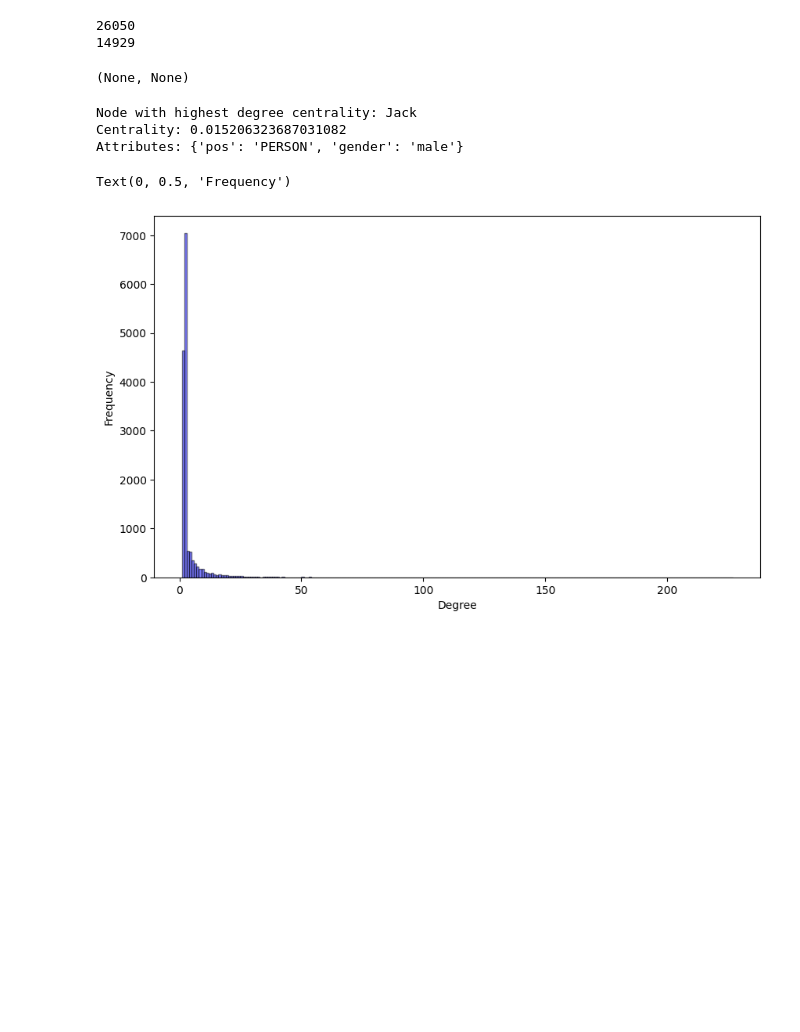
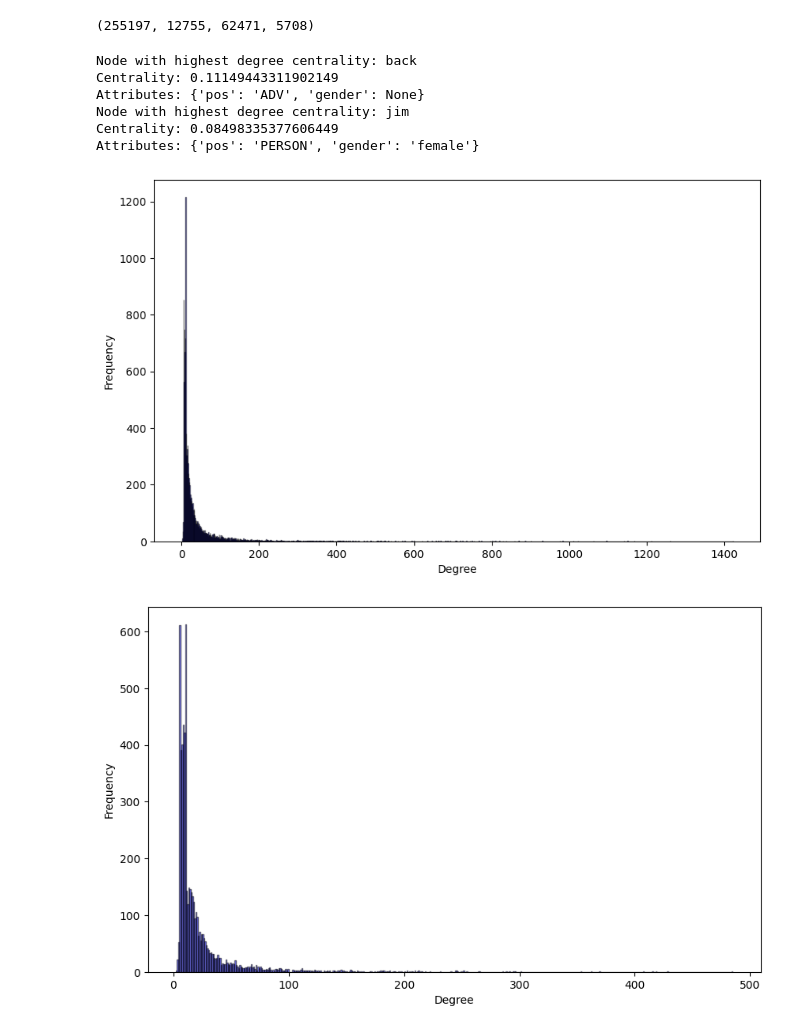
Before and after one commit to GermanButtiero/social_graph_assignment1, a Jupyter notebook: project/create_graph.ipynb, the cells around one changed output. Saved outputs shown, nothing was run; the diff lists cells and outputs as text; code cells hidden in the pictures; blank space fills up the shorter version.

Commit message:
graph w female, male, and mixed

```diff
--- a/project/create_graph.ipynb
+++ b/project/create_graph.ipynb
@@ -26,37 +42,44 @@ for node in G.nodes():
 # %%
-print(G.number_of_edges()), print(G.number_of_nodes())
+G_male.number_of_edges(),G_male.number_of_nodes(), G_female.number_of_edges(),G_female.number_of_nodes(),
 # %% [output]
-26050
-14929
+(255197, 12755, 62471, 5708)
-(None, None)
 # %%
-degree_centrality = nx.degree_centrality(G)
+def get_max_degree_centrality_node(graph):
+    degree_centrality = nx.degree_centrality(graph)
 
-# Get node with maximum centrality
-max_degree_node = max(degree_centrality, key=degree_centrality.get)
+    max_degree_node = max(degree_centrality, key=degree_centrality.get)
 
-node_name = max_degree_node
-node_attrs = G.nodes[max_degree_node]
+    node_name = max_degree_node
+    node_attrs = graph.nodes[max_degree_node]
 
-print(f"Node with highest degree centrality: {node_name}")
-print(f"Centrality: {degree_centrality[max_degree_node]}")
-print(f"Attributes: {node_attrs}")
+    print(f"Node with highest degree centrality: {node_name}")
+    print(f"Centrality: {degree_centrality[max_degree_node]}")
+    print(f"Attributes: {node_attrs}")
+
+get_max_degree_centrality_node(G_male)
+get_max_degree_centrality_node(G_female)
 # %% [output]
-Node with highest degree centrality: Jack
-Centrality: 0.015206323687031082
-Attributes: {'pos': 'PERSON', 'gender': 'male'}
+Node with highest degree centrality: back
+Centrality: 0.11149443311902149
+Attributes: {'pos': 'ADV', 'gender': None}
+Node with highest degree centrality: jim
+Centrality: 0.08498335377606449
+Attributes: {'pos': 'PERSON', 'gender': 'female'}
 # %%
-degree = dict(G.degree())
-min_degree, max_degree = min(degree.values()), max(degree.values())
-degree_vector = np.arange(min_degree, max_degree + 1)
-degree_hist = np.histogram(list(degree.values()), bins=degree_vector)
+def plot_degree_dist(graph):
+    degree = dict(graph.degree())
+    min_degree, max_degree = min(degree.values()), max(degree.values())
+    degree_vector = np.arange(min_degree, max_degree + 1)
+    degree_hist = np.histogram(list(degree.values()), bins=degree_vector)
 
-plt.figure(figsize=(10, 6))
-plt.hist(degree.values(), bins=degree_hist[1], color='blue', alpha=0.5, edgecolor='black')
-# plt.title('Degree Distribution', size=40)
-plt.xlabel('Degree')
-plt.ylabel('Frequency')
+    plt.figure(figsize=(10, 6))
+    plt.hist(degree.values(), bins=degree_hist[1], color='blue', alpha=0.5, edgecolor='black')
+    # plt.title('Degree Distribution', size=40)
+    plt.xlabel('Degree')
+    plt.ylabel('Frequency')
+plot_degree_dist(G_male)
+plot_degree_dist(G_female)
 # %% [output]
-Text(0, 0.5, 'Frequency')
-[figure, old version]
+[figure, new version]
+[figure, added]
 # %%
```
Also changed, not shown: parts of 14 cells of this notebook, 4 other files.
